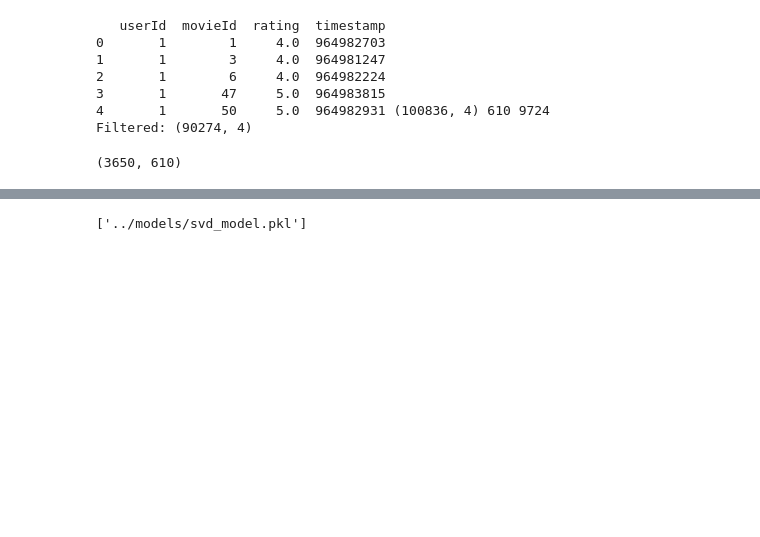
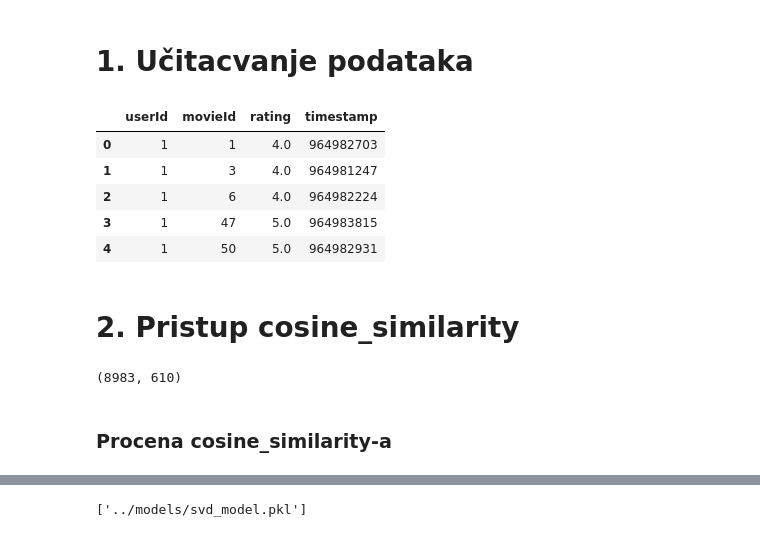
Before and after one commit to StefanDjuricaSV35-2021/Movie-Recommendation-MovieLens, a Jupyter notebook: notebooks/04_collaborative_filtering.ipynb, the cells around one changed output, grey strips where cells are left out. Saved outputs shown, nothing was run; the diff lists cells and outputs as text; code cells hidden in the pictures; blank space fills up the shorter version.

```diff
--- a/notebooks/04_collaborative_filtering.ipynb
+++ b/notebooks/04_collaborative_filtering.ipynb
@@ -9,38 +9,45 @@ from joblib import dump
 import numpy as np
 from surprise import SVD, Dataset, Reader, accuracy
 from sklearn.model_selection import train_test_split as sk_split, KFold
+# %% [markdown]
+# 1. Učitacvanje podataka
 # %%
-ratings = pd.read_csv("../data/raw/ratings.csv")  # kolone: userId, movieId, rating, timestamp
-print(ratings.head(), ratings.shape, ratings['userId'].nunique(), ratings['movieId'].nunique())
+ratings = pd.read_csv("../data/raw/ratings.csv")
 
-# (opciono) filtriraj ultra-retke korisnike/filmove radi stabilnosti
-min_ratings_user = 5
-min_ratings_item = 5
-counts_u = ratings['userId'].value_counts()
-counts_i = ratings['movieId'].value_counts()
-ratings_f = ratings[
-    ratings['userId'].isin(counts_u[counts_u >= min_ratings_user].index) &
-    ratings['movieId'].isin(counts_i[counts_i >= min_ratings_item].index)
-].copy()
-print("Filtered:", ratings_f.shape)
+# filtriraj ultra-retke korisnike/filmove radi stabilnosti
+# min_ratings_user = 5
+# min_ratings_item = 5
+# counts_u = ratings['userId'].value_counts()
+# counts_i = ratings['movieId'].value_counts()
+# ratings_f = ratings[
+#     ratings['userId'].isin(counts_u[counts_u >= min_ratings_user].index) &
+#     ratings['movieId'].isin(counts_i[counts_i >= min_ratings_item].index)
+# ].copy()
+# print("Filtered:", ratings_f.shape)
+ratings_f = ratings.copy()
+ratings_f.head()
 # %% [output]
-   userId  movieId  rating  timestamp
-0       1        1     4.0  964982703
-1       1        3     4.0  964981247
-2       1        6     4.0  964982224
-3       1       47     5.0  964983815
-4       1       50     5.0  964982931 (100836, 4) 610 9724
-Filtered: (90274, 4)
+|  | userId | movieId | rating | timestamp |
+| 0 | 1 | 1 | 4.0 | 964982703 |
+| 1 | 1 | 3 | 4.0 | 964981247 |
+| 2 | 1 | 6 | 4.0 | 964982224 |
+| 3 | 1 | 47 | 5.0 | 964983815 |
+| 4 | 1 | 50 | 5.0 | 964982931 |
+# %% [markdown]
+# 2. Pristup cosine_similarity
 # %%
 # pivot film x korisnik (bolje item-based zbog veličine)
-R = ratings_f.pivot_table(index='movieId', columns='userId', values='rating')
+df_r = ratings_f[['userId','movieId','rating']].copy()
+train_df, test_df = sk_split(df_r, test_size=0.2, random_state=42, shuffle=True)
+
+R = train_df.pivot_table(index='movieId', columns='userId', values='rating')
 
 # mean-centering po itemu (oduzmi prosečnu ocenu svakog filma) tj radi normalizaciju
 item_mean = R.mean(axis=1)
 R_mc = R.sub(item_mean, axis=0).fillna(0.0)  # prazno = 0 nakon centriranja
 R_mc.shape
 # %% [output]
-(3650, 610)
+(8983, 610)
 # %%
 from sklearn.metrics.pairwise import cosine_similarity
 from scipy.sparse import csr_matrix
@@ -49,4 +56,6 @@ X_items = csr_matrix(R_mc.values)  # sparse radi brzine
 S_items = cosine_similarity(X_items, dense_output=False)  # film x film (sparse)
 movie_index = {mid: i for i, mid in enumerate(R_mc.index)}
 index_movie = {i: mid for mid, i in movie_index.items()}
+# %% [markdown]
+### Procena cosine_similarity-a
 # %%
```
Also changed, not shown: parts of 13 cells of this notebook, 7 other files.
